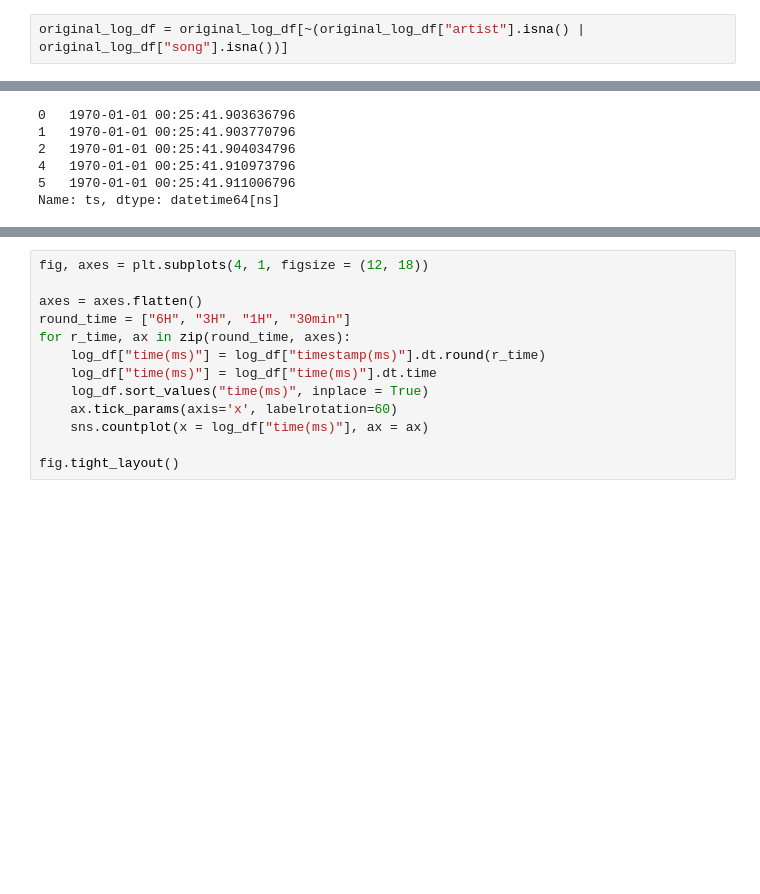
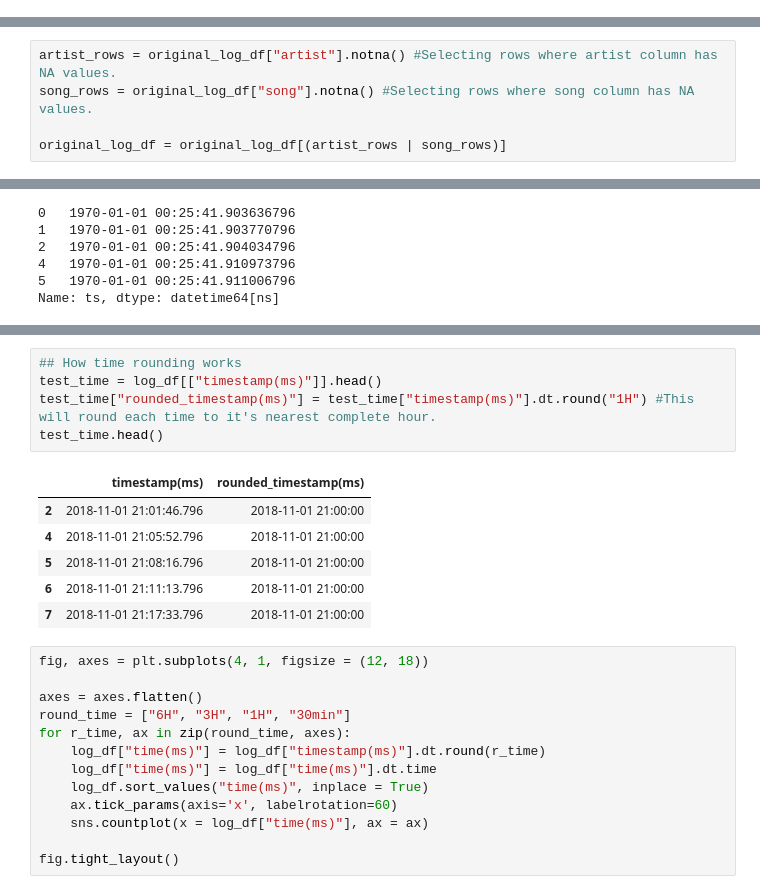
Before and after one commit to chir4g/victor-shade-solve, a Jupyter notebook: eda.ipynb, the cells around one changed output, grey strips where cells are left out. Saved outputs shown, nothing was run; the diff lists cells and outputs as text; blank space fills up the shorter version.

```diff
--- a/eda.ipynb
+++ b/eda.ipynb
@@ -95,5 +189,3 @@ original_log_df[original_log_df["auth"] == "Logged Out"]
 | 299 | None | Logged Out | None | None | 13 | None | NaN | paid | None | GET | ... |
 | 300 | None | Logged Out | None | None | 14 | None | NaN | paid | None | PUT | ... |
 286 rows × 18 columns
-# %%
-original_log_df = original_log_df[~(original_log_df["artist"].isna() | original_log_df["song"].isna())]
@@ -101,0 +198,5 @@ original_log_df = original_log_df[~(original_log_df["artist"].isna() | original_
+# %%
+artist_rows = original_log_df["artist"].notna() #Selecting rows where artist column has NA values.
+song_rows = original_log_df["song"].notna() #Selecting rows where song column has NA values.
+
+original_log_df = original_log_df[(artist_rows | song_rows)]
@@ -194,3 +409,15 @@ log_df.head()
+# %%
+## How time rounding works
+test_time = log_df[["timestamp(ms)"]].head()
+test_time["rounded_timestamp(ms)"] = test_time["timestamp(ms)"].dt.round("1H") #This will round each time to it's nearest complete hour.
+test_time.head()
+# %% [output]
+|  | timestamp(ms) | rounded_timestamp(ms) |
+| 2 | 2018-11-01 21:01:46.796 | 2018-11-01 21:00:00 |
+| 4 | 2018-11-01 21:05:52.796 | 2018-11-01 21:00:00 |
+| 5 | 2018-11-01 21:08:16.796 | 2018-11-01 21:00:00 |
+| 6 | 2018-11-01 21:11:13.796 | 2018-11-01 21:00:00 |
+| 7 | 2018-11-01 21:17:33.796 | 2018-11-01 21:00:00 |
 # %%
 fig, axes = plt.subplots(4, 1, figsize = (12, 18))
 
```
Also changed, not shown: parts of 74 cells of this notebook, 7 other files.
